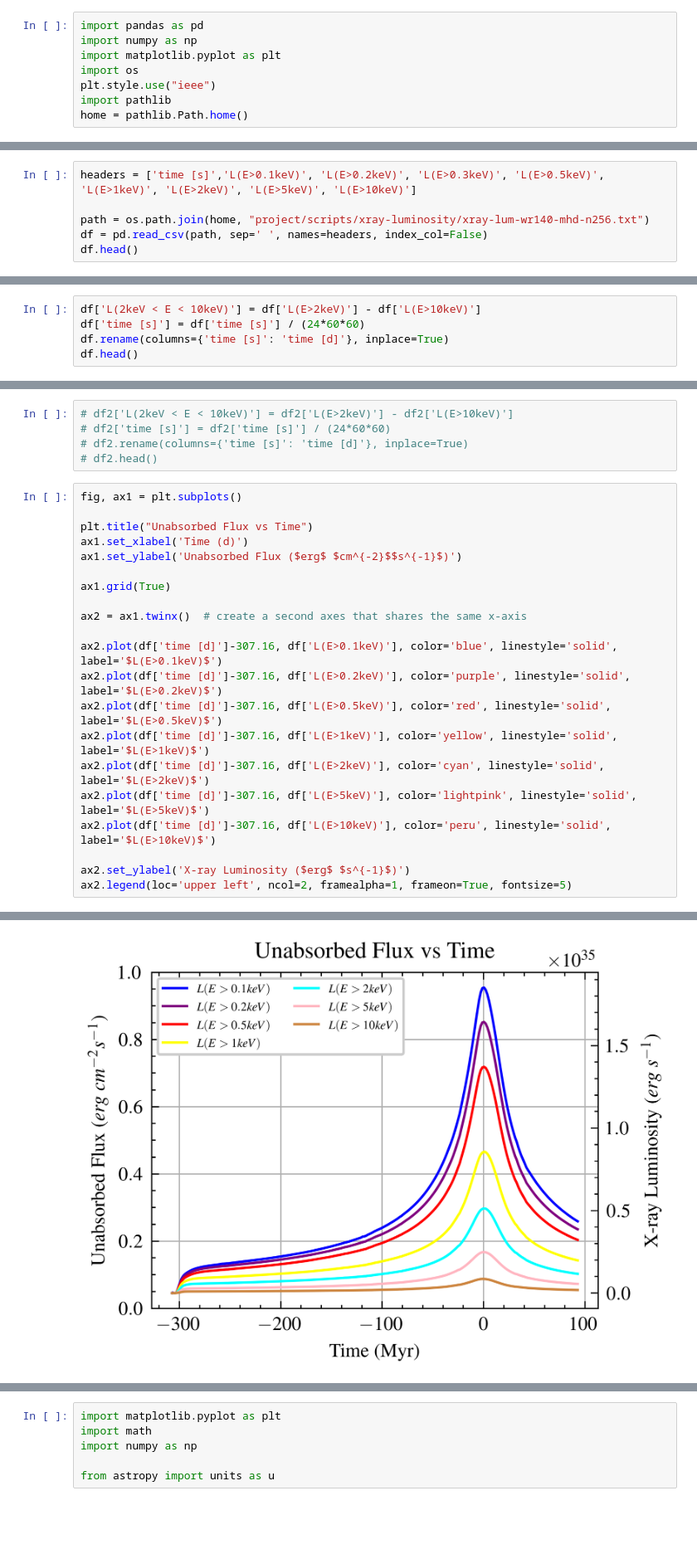
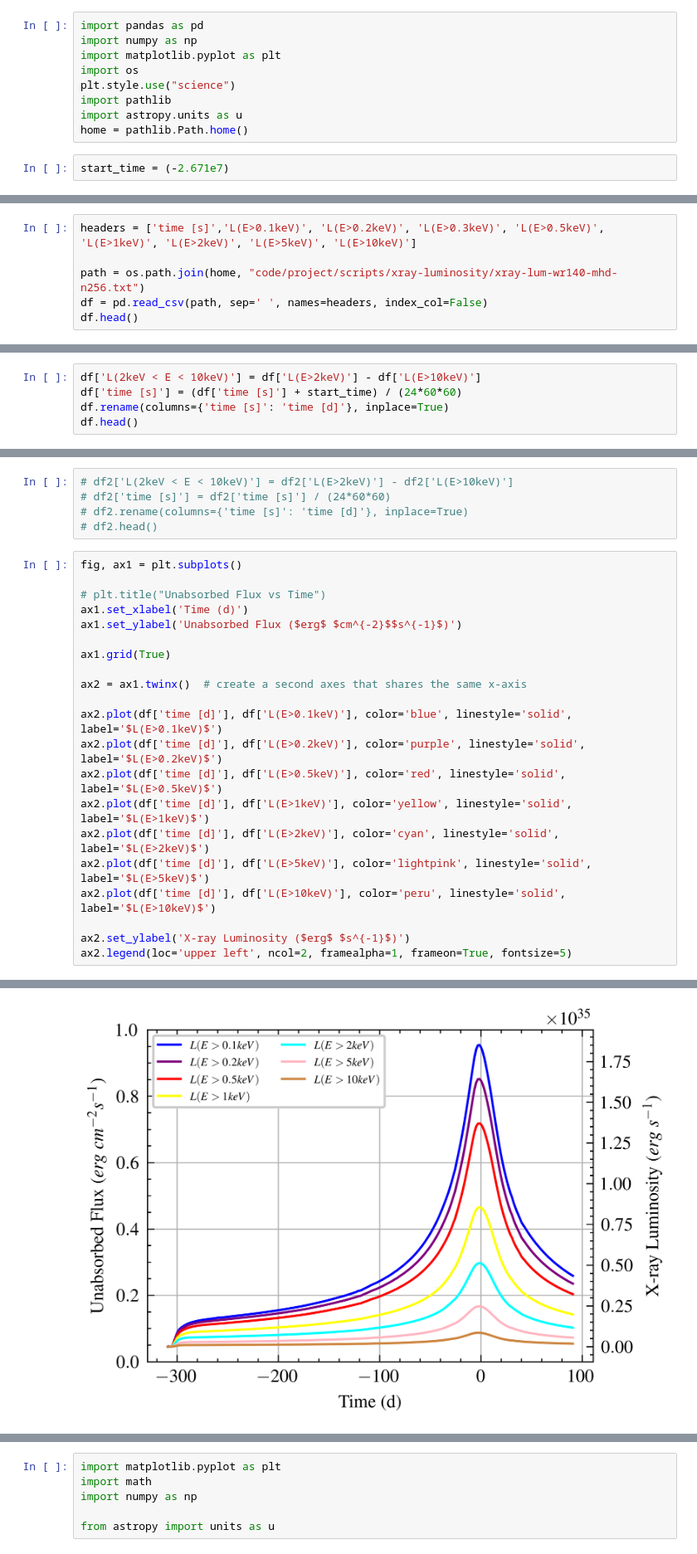
Before and after one commit to tjones8620/binary_star_scripts, a Jupyter notebook: xray-luminosity/luminosity.ipynb, the cells around one changed output, grey strips where cells are left out. Shown at 83% size. Drawn from its saved outputs; the diff is of its cells as text; blank space fills up the shorter version.

```diff
--- a/xray-luminosity/luminosity.ipynb
+++ b/xray-luminosity/luminosity.ipynb
@@ -3,6 +3,9 @@ import pandas as pd
 import numpy as np
 import matplotlib.pyplot as plt
 import os
-plt.style.use("ieee")
+plt.style.use("science")
 import pathlib
+import astropy.units as u
 home = pathlib.Path.home()
+# %%
+start_time = (-2.671e7)
@@ -29,7 +35,7 @@ plt.style.available
 # %%
 headers = ['time [s]','L(E>0.1keV)', 'L(E>0.2keV)', 'L(E>0.3keV)', 'L(E>0.5keV)', 'L(E>1keV)', 'L(E>2keV)', 'L(E>5keV)', 'L(E>10keV)']
 
-path = os.path.join(home, "project/scripts/xray-luminosity/xray-lum-wr140-mhd-n256.txt")
+path = os.path.join(home, "code/project/scripts/xray-luminosity/xray-lum-wr140-mhd-n256.txt")
 df = pd.read_csv(path, sep=' ', names=headers, index_col=False)
 df.head()
 # %% [output]
@@ -43,7 +49,7 @@ df.head()
 # df2 = pd.read_csv('/home/visitor_ap4/code/project/scripts/xray-luminosity/xray-lum-wr140-mhd-n128.txt', sep=' ', names=headers, index_col=False)
 # %%
 df['L(2keV < E < 10keV)'] = df['L(E>2keV)'] - df['L(E>10keV)']
-df['time [s]'] = df['time [s]'] / (24*60*60)
+df['time [s]'] = (df['time [s]'] + start_time) / (24*60*60)
 df.rename(columns={'time [s]': 'time [d]'}, inplace=True)
 df.head()
 # %% [output]
@@ -61,24 +67,24 @@ df.head()
 # %%
 fig, ax1 = plt.subplots()
 
-plt.title("Unabsorbed Flux vs Time")
+# plt.title("Unabsorbed Flux vs Time")
 ax1.set_xlabel('Time (d)')
 ax1.set_ylabel('Unabsorbed Flux ($erg$ $cm^{-2}$$s^{-1}$)')
 
 ax1.grid(True)
 
 ax2 = ax1.twinx()  # create a second axes that shares the same x-axis
 
-ax2.plot(df['time [d]']-307.16, df['L(E>0.1keV)'], color='blue', linestyle='solid', label='$L(E>0.1keV)$')
-ax2.plot(df['time [d]']-307.16, df['L(E>0.2keV)'], color='purple', linestyle='solid', label='$L(E>0.2keV)$')
-ax2.plot(df['time [d]']-307.16, df['L(E>0.5keV)'], color='red', linestyle='solid', label='$L(E>0.5keV)$')
-ax2.plot(df['time [d]']-307.16, df['L(E>1keV)'], color='yellow', linestyle='solid', label='$L(E>1keV)$')
-ax2.plot(df['time [d]']-307.16, df['L(E>2keV)'], color='cyan', linestyle='solid', label='$L(E>2keV)$')
-ax2.plot(df['time [d]']-307.16, df['L(E>5keV)'], color='lightpink', linestyle='solid', label='$L(E>5keV)$')
-ax2.plot(df['time [d]']-307.16, df['L(E>10keV)'], color='peru', linestyle='solid', label='$L(E>10keV)$')
+ax2.plot(df['time [d]'], df['L(E>0.1keV)'], color='blue', linestyle='solid', label='$L(E>0.1keV)$')
+ax2.plot(df['time [d]'], df['L(E>0.2keV)'], color='purple', linestyle='solid', label='$L(E>0.2keV)$')
+ax2.plot(df['time [d]'], df['L(E>0.5keV)'], color='red', linestyle='solid', label='$L(E>0.5keV)$')
+ax2.plot(df['time [d]'], df['L(E>1keV)'], color='yellow', linestyle='solid', label='$L(E>1keV)$')
+ax2.plot(df['time [d]'], df['L(E>2keV)'], color='cyan', linestyle='solid', label='$L(E>2keV)$')
+ax2.plot(df['time [d]'], df['L(E>5keV)'], color='lightpink', linestyle='solid', label='$L(E>5keV)$')
+ax2.plot(df['time [d]'], df['L(E>10keV)'], color='peru', linestyle='solid', label='$L(E>10keV)$')
 
 ax2.set_ylabel('X-ray Luminosity ($erg$ $s^{-1}$)')
 ax2.legend(loc='upper left', ncol=2, framealpha=1, frameon=True, fontsize=5)
 # %% [output]
 <matplotlib.legend.Legend at 0x...>
-[figure, old version]
+[figure, new version]
```
Also changed, not shown: parts of 6 cells of this notebook, 16 other files.
